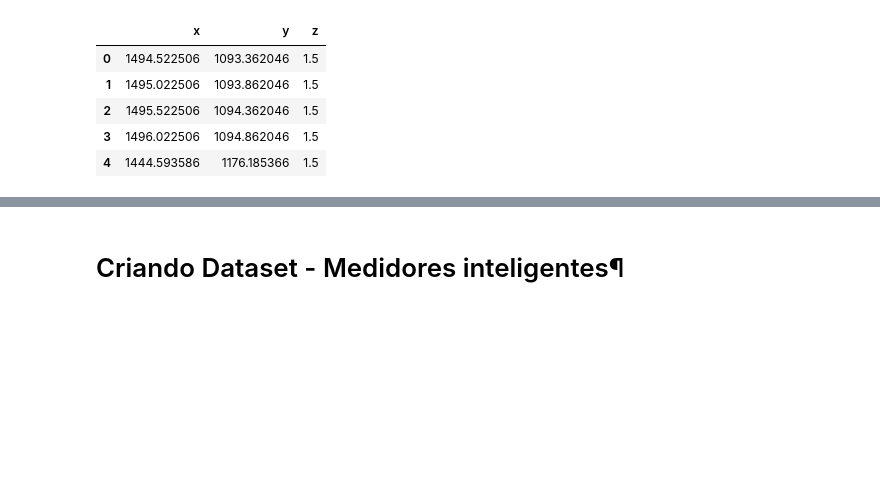
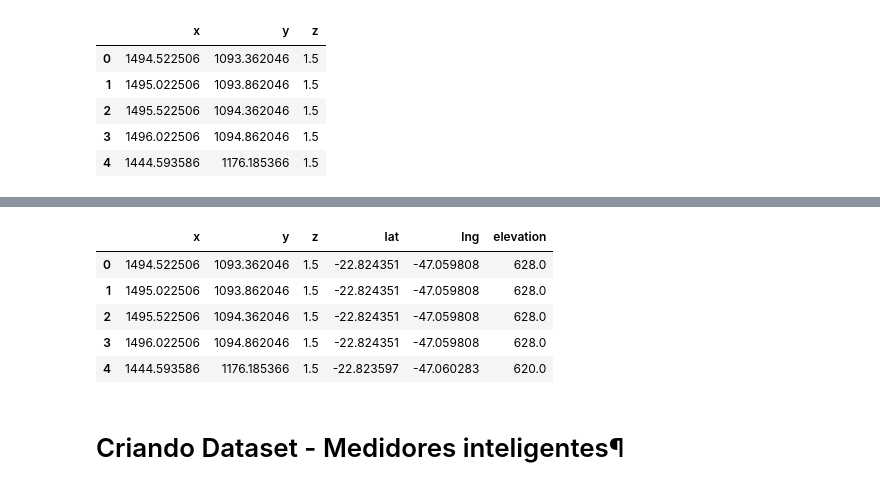
Before and after one commit to wasp-lahis/ns3-bmap, a Jupyter notebook: NS3/lorawan-experiments/smart-campus-applications/analyse_results/create-dataset-inputs-to-ns3.ipynb, the cells around one changed output, grey strips where cells are left out. Saved outputs shown, nothing was run; the diff lists cells and outputs as text; code cells hidden in the pictures; blank space fills up the shorter version.

Commit message:
datasets with elevation normalized

```diff
--- a/NS3/lorawan-experiments/smart-campus-applications/analyse_results/create-dataset-inputs-to-ns3.ipynb
+++ b/NS3/lorawan-experiments/smart-campus-applications/analyse_results/create-dataset-inputs-to-ns3.ipynb
@@ -866,0 +896,4 @@ DATASET SHAPE: (175, 3)
+# %%
+# create new df
+df_coords = pd.DataFrame({'lat':lat, 'lng':lng })
+df_coords.head()
@@ -866,0 +907,4 @@ DATASET SHAPE: (175, 3)
+# %%
+conteiners_df['lat'] = df_coords['lat']
+conteiners_df['lng'] = df_coords['lng']
+conteiners_df.head()
@@ -866,0 +920,20 @@ DATASET SHAPE: (175, 3)
+# %%
+# ADD Elevação
+import time
+import requests
+
+def get_point_elevation(lat, lng):
+    receive = requests.get('https://api.opentopodata.org/v1/aster30m?locations=' + str(lat) + ','+ str(lng))
+    data = receive.json()
+#     print(data['results'][0]['elevation'])
+    return float(data['results'][0]['elevation'])
+# %%
+elevation_column = []
+for i in range(conteiners_df.shape[0]):
+    elevation = get_point_elevation(conteiners_df['lat'][i], conteiners_df['lng'][i])
+    elevation_column.append(elevation)
+    #print("i:", i, "elevation", elevation)
+    time.sleep(1)
+
+print(len(elevation_column))
+print(elevation_column)
@@ -866,0 +959,14 @@ DATASET SHAPE: (175, 3)
+# %%
+# create new df
+df_elev = pd.DataFrame({'elev':elevation_column})
+df_elev.head()
+
+conteiners_df['elevation'] = df_elev['elev']
+conteiners_df.head()
+# %% [output]
+|  | x | y | z | lat | lng | elevation |
+| 0 | 1494.522506 | 1093.362046 | 1.5 | -22.824351 | -47.059808 | 628.0 |
+| 1 | 1495.022506 | 1093.862046 | 1.5 | -22.824351 | -47.059808 | 628.0 |
+| 2 | 1495.522506 | 1094.362046 | 1.5 | -22.824351 | -47.059808 | 628.0 |
+| 3 | 1496.022506 | 1094.862046 | 1.5 | -22.824351 | -47.059808 | 628.0 |
+| 4 | 1444.593586 | 1176.185366 | 1.5 | -22.823597 | -47.060283 | 620.0 |
```
Also changed, not shown: parts of 20 cells of this notebook, 12 other files.
